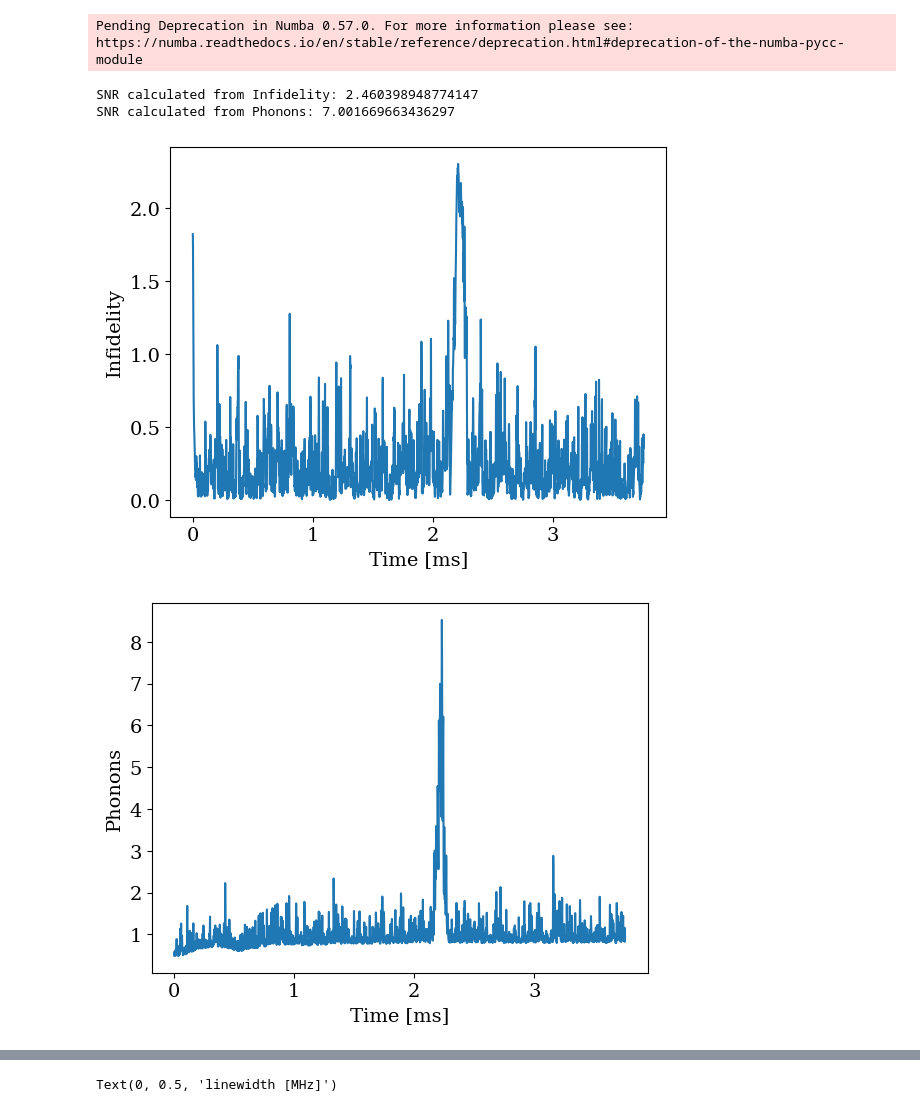
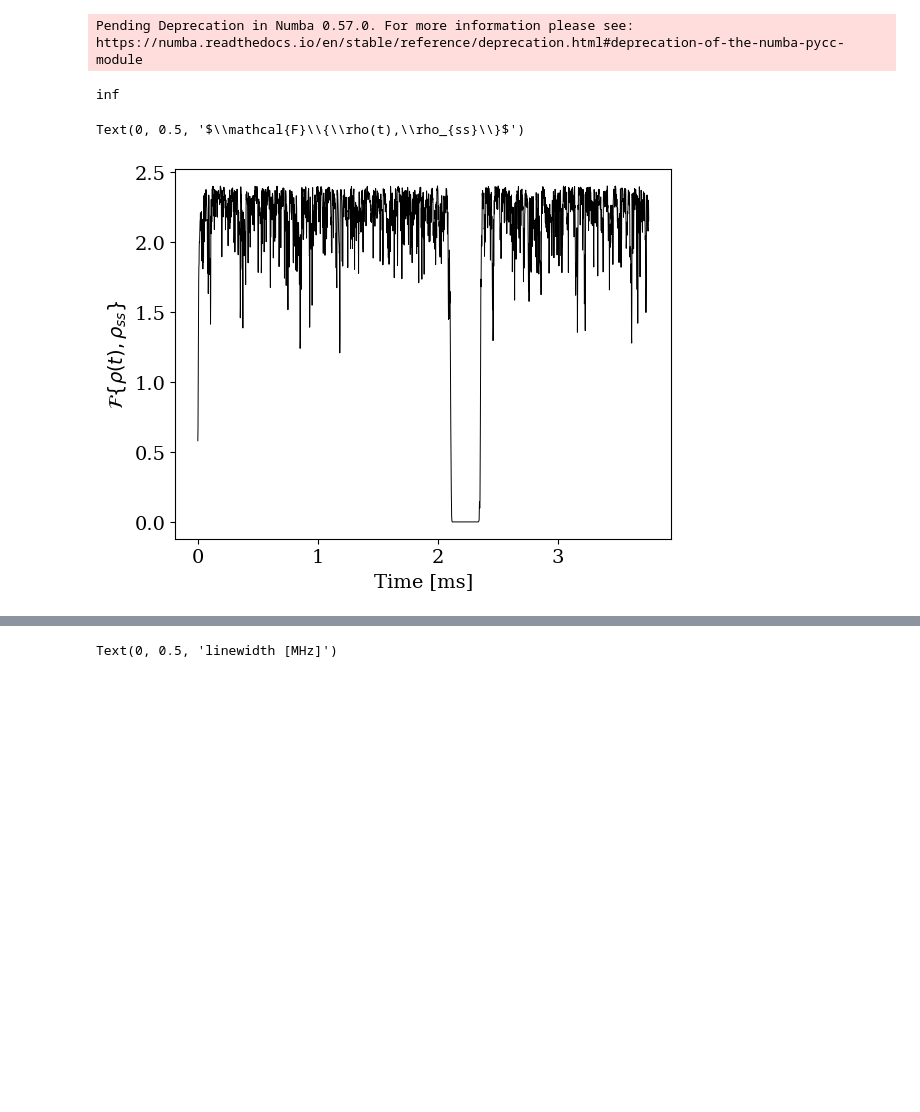
Before and after one commit to QuantumAdventures/single-photons, a Jupyter notebook: notebooks/5. SNR calculation and parameter space scanning.ipynb, the cells around one changed output, grey strips where cells are left out. Saved outputs shown, nothing was run; the diff lists cells and outputs as text; code cells hidden in the pictures; blank space fills up the shorter version.

```diff
--- a/notebooks/5. SNR calculation and parameter space scanning.ipynb
+++ b/notebooks/5. SNR calculation and parameter space scanning.ipynb
@@ -61,16 +61,19 @@ def create_pulse(photon_number, pulse_multiplicity, period, delta_t, length,line
     optical_input = compute_optical_input(alpha_in,env,delta_t,N)
     return optical_input, centers, pulse_width
 
-def compute_SNR(signal, centers, pulse_width, step):
+def compute_SNR(signal, centers, pulse_width, step, invert = 0):
     SNR = 0
     for pulse_center in centers:
         low_crop = int((pulse_center - max([120*pulse_width,period/delta_t]))/(step*control_step))
-        high_crop = int((pulse_center + max([120*pulse_width,period]))/(step*control_step))
+        high_crop = int((pulse_center + max([120*pulse_width,period/delta_t]))/(step*control_step))
         crop = signal[low_crop:high_crop]
         size = crop.shape[0]
         start_ref = int(0*period/(delta_t*step*control_step))
         reference = signal[start_ref:size + start_ref]
-        SNR = SNR + np.sqrt(np.mean(np.square(crop))) / np.sqrt(np.mean(np.square(reference)))
+        if not invert:
+            SNR = SNR + np.sqrt(np.mean(np.square(crop))) / np.sqrt(np.mean(np.square(reference)))
+        else:
+            SNR = SNR + np.sqrt(np.mean(np.square(reference))) / np.sqrt(np.mean(np.square(crop)))
     return SNR,start_ref,size
 
 def compute_phonons(estimations, cov_matrix, step=30):
@@ -185,7 +188,7 @@ N = t.shape[0]
 coupling = (1/(4*np.pi))*(ba_force**2)
 g_0 = 0.19*omega
 # %%
-numbers = [1]#np.linspace(0.5,5.1,25)
+numbers = [10]#np.linspace(0.5,10,50)
 linewidths = [2]#np.linspace(0.5,5.5,25)
 multiplicity = 1
 rising = []
@@ -257,10 +260,8 @@ for width in linewidths:
         )
         phonons = compute_phonons(estimated_states,cov_aposteriori, step = step)
         fidelity = compute_fidelity(estimated_states, cov_aposteriori, cov_ss, step = step)
-        infidelity = max(fidelity) - fidelity
-        SNR_f, start_ref, size = compute_SNR(infidelity, centers, pulse_width, step = step)
-        SNR, start_ref, size = compute_SNR(phonons, centers, pulse_width, step = step)
-        SNRs.append(SNR)
+        SNR_f, start_ref, size = compute_SNR(fidelity, centers, pulse_width, step = step)
+        SNRs.append(SNR_f)
         rise, acomm = compute_times(phonons,control_step,step,start_ref,size)
         risings.append(rise)
         acommodations.append(acomm)
@@ -268,21 +269,22 @@ for width in linewidths:
     rising.append(risings)
     acommodation.append(acommodations)
 # %%
+s = compute_SNR(fidelity, centers, pulse_width, step = step, invert = 1)[0]
+print(s)
+
 plt.rcParams["font.family"] = "Serif"
 plt.rcParams["font.size"] = 14
+x = 1e3*t[::control_step][::step][:fidelity.shape[0]]
+y = fidelity
+fig = plt.figure()
+ax = fig.add_subplot()
+plt.plot(x,y,linewidth = 0.7,color = 'black')
+plt.xlabel('Time [ms]')
+plt.ylabel(r'$\mathcal{F}\{\rho(t),\rho_{ss}\}$')
 
-plt.plot(1e3*t[::control_step][::step][:fidelity.shape[0]],max(fidelity)-fidelity)
-plt.xlabel('Time [ms]')
-plt.ylabel('Infidelity')
-print('SNR calculated from Infidelity:',SNR_f)
-
-plt.figure()
-plt.plot(1e3*t[::control_step][::step][:ans[0].shape[0]],ans[0])
-plt.xlabel('Time [ms]')
-plt.ylabel('Phonons')
-print('SNR calculated from Phonons:',SNR)
+#plt.ylim([0, 1])
+#ax.text(0.2, 0.8, r'SNR = {:.2}dB'.format(10*np.log10(SNR)), fontsize=15)
 # %% [output]
-SNR calculated from Infidelity: 2.460398948774147
-SNR calculated from Phonons: 7.001669663436297
+inf
+Text(0, 0.5, '$\\mathcal{F}\\{\\rho(t),\\rho_{ss}\\}$')
-[figure, old version]
+[figure, new version]
-[figure, removed]
```
Also changed, not shown: parts of 4 cells of this notebook.
